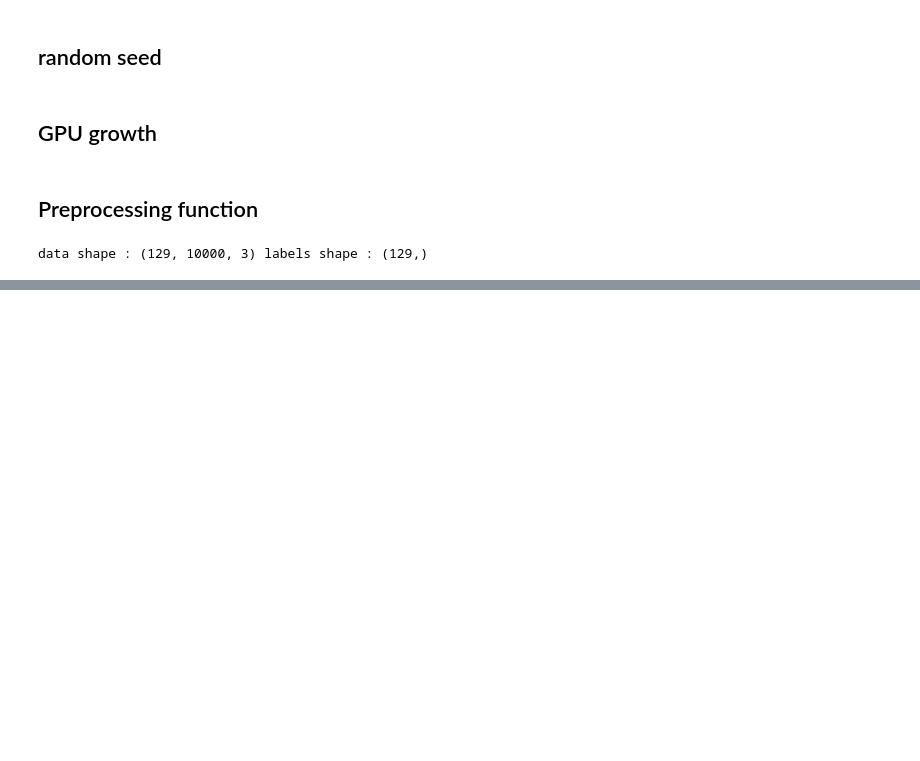
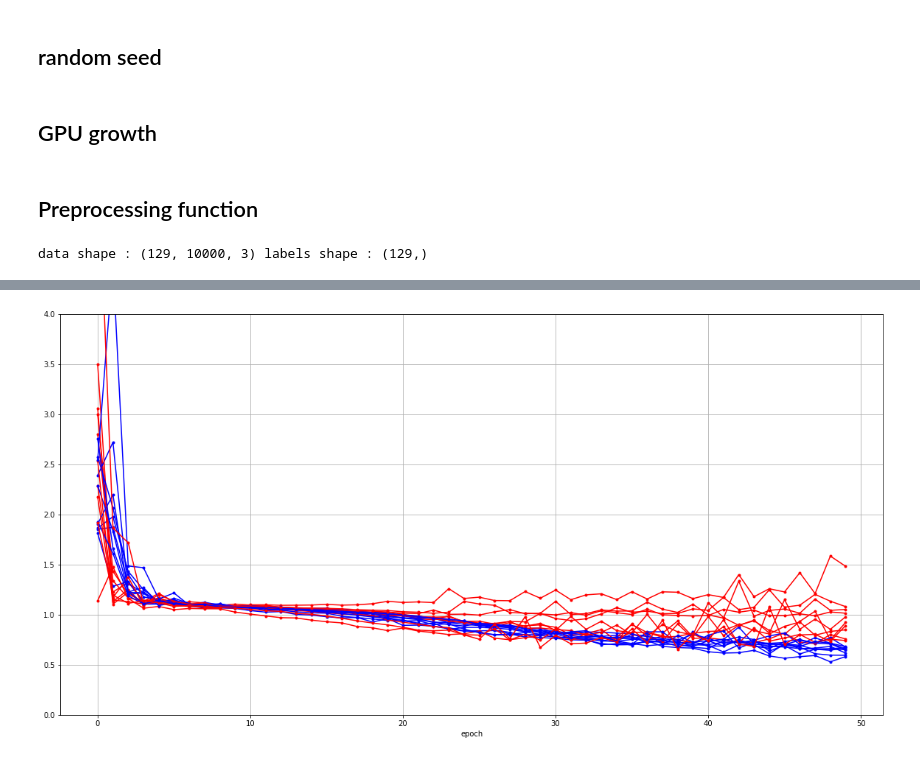
Before and after one commit to stevebong31/ply_classification, a Jupyter notebook: 00_train_10_fold.ipynb, the cells around one changed output, grey strips where cells are left out. Drawn from its saved outputs; the diff is of its cells as text; code cells hidden in the pictures; blank space fills up the shorter version.

```diff
--- a/00_train_10_fold.ipynb
+++ b/00_train_10_fold.ipynb
@@ -115,17 +115,16 @@ def model_create():
 
     # point_net_cls
     c = Dense(512, activation='relu')(global_feature)
-    c = Dropout(rate=0.2)(c)
+#     c = Dropout(rate=0.2)(c)
     c = Dense(256, activation='relu')(c)
-    c = Dropout(rate=0.2)(c)
+#     c = Dropout(rate=0.2)(c)
     c = Dense(k, activation='sigmoid')(c)
     prediction = Flatten()(c)
     # --------------------------------------------------end of pointnet
 
     # print the model summary
     model = Model(inputs=input_points, outputs=prediction)
-    model.compile(optimizer='Adam', loss='MSE', metrics=['accuracy'])
-#     print(model.summary())
+    model.compile(optimizer='adam', loss='MSE', metrics=['accuracy'])
 
     return model
 # %%
@@ -201,0 +183,13 @@ Epoch 152/200
+# %%
+history_all = []
+eval_all = []
+for train_index, test_index in kfold.split(train_np, angle_label_np):
+    model = model_create()
+    train_input = train_np[train_index]
+    train_label = to_categorical(angle_label_np[train_index])
+    test_input = train_np[test_index]
+    test_label = to_categorical(angle_label_np[test_index])
+    history = model.fit(train_input, train_label, batch_size = 64, epochs = 50, validation_data = [test_input, test_label], validation_steps =2)
+    history_all.append(history)
+    eval_ = model.evaluate(test_input, test_label, batch_size = 64)
+    eval_all.append(eval_)
@@ -203,0 +244,14 @@ eval_all
+# %%
+x_len = np.arange(len(history_all[0].history['loss']))
+
+plt.figure(figsize = (20, 10))
+for i in range(len(history_all)):
+    plt.plot(x_len, history_all[i].history['loss'], marker='.', c='blue', label="Train-set Loss")
+    plt.plot(x_len, history_all[i].history['val_loss'], marker='.', c='red', label="Val-set Loss")
+# plt.legend(loc='upper right')
+plt.grid()
+plt.xlabel('epoch')
+plt.ylim((0, 4))
+plt.show()
+# %% [output]
+[figure, added]
```
Also changed, not shown: parts of 10 cells of this notebook, 2 other files.
